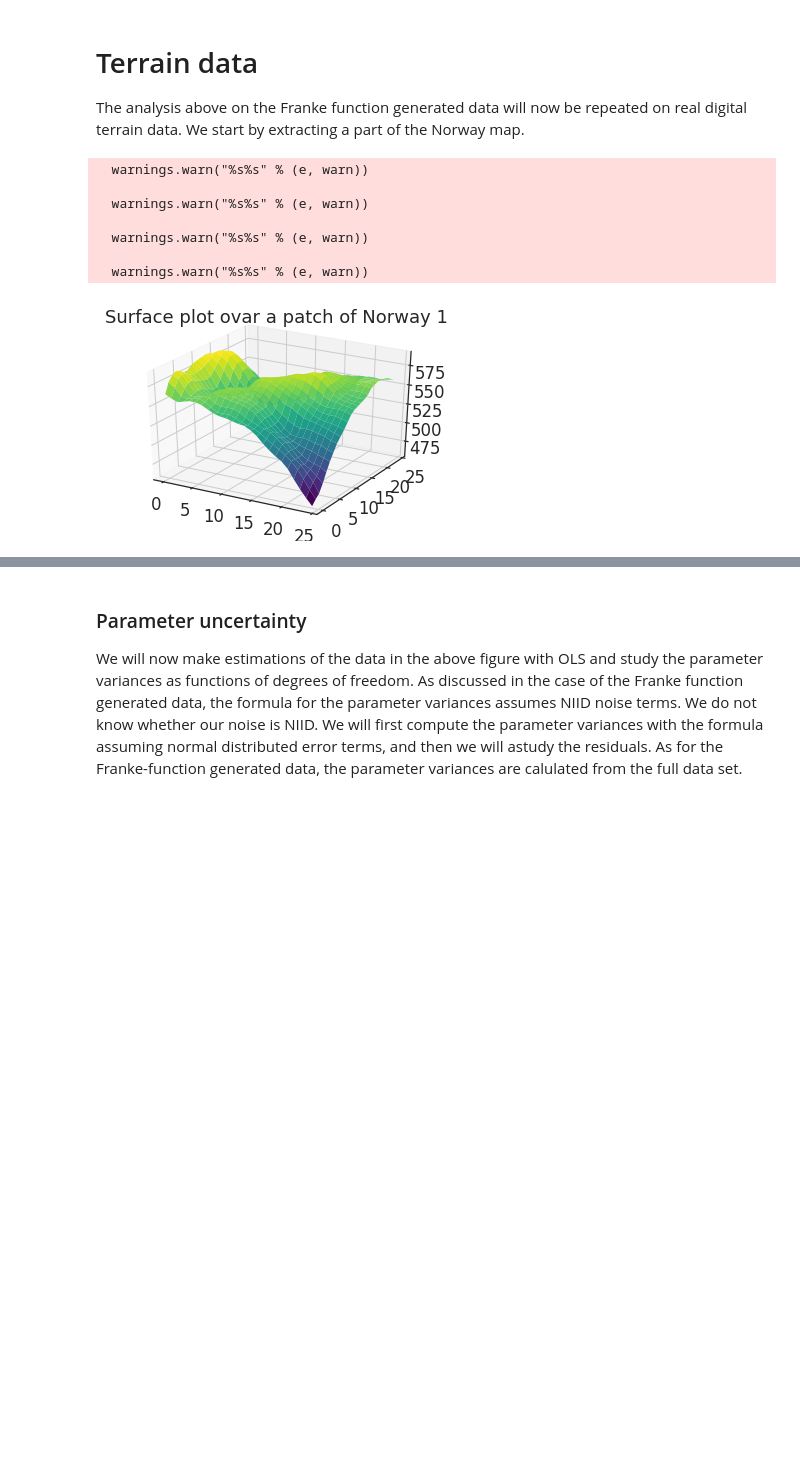
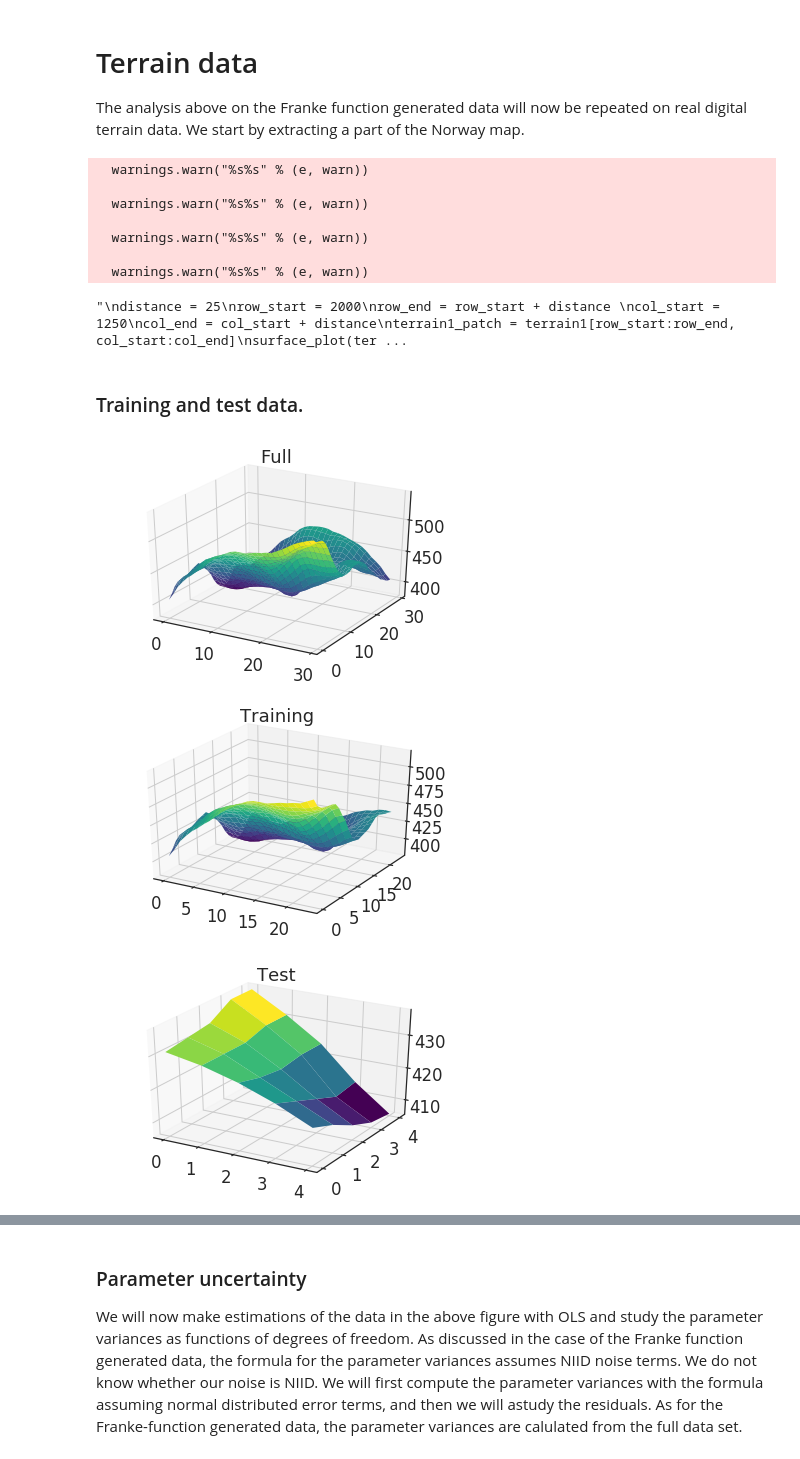
Before and after one commit to kaaja/ADAML, a Jupyter notebook: m1/m1Class.ipynb, the cells around one changed output, grey strips where cells are left out. Drawn from its saved outputs; the diff is of its cells as text; code cells hidden in the pictures; blank space fills up the shorter version.

```diff
--- a/m1/m1Class.ipynb
+++ b/m1/m1Class.ipynb
@@ -193,8 +188,8 @@ def FrankeFunction(x,y):
 
 # Real data
 from scipy.misc import imread
-#from imagio import imread
 import imageio
+
 def surface_plot(surface,title):
     M,N = surface.shape
 
@@ -208,9 +203,9 @@ def surface_plot(surface,title):
     ax.plot_surface(X,Y,surface,cmap=cm.viridis,linewidth=0)
     plt.title(title)
 
+
 terrain1 = imageio.imread('SRTM_data_Norway_1.tif')
-#surface_plot(terrain1,'Surface plot over Norway 1')
-# Extract a smaller patch of the terrain
+'''
 distance = 25
 row_start = 2000
 row_end = row_start + distance
@@ -218,6 +213,7 @@ col_start = 1250
 col_end = col_start + distance
 terrain1_patch = terrain1[row_start:row_end, col_start:col_end]
 surface_plot(terrain1_patch,'Surface plot ovar a patch of Norway 1')
+'''
 # %% [output]
   warnings.warn("%s%s" % (e, warn))
 
@@ -226,4 +222,41 @@ surface_plot(terrain1_patch,'Surface plot ovar a patch of Norway 1')
   warnings.warn("%s%s" % (e, warn))
 
   warnings.warn("%s%s" % (e, warn))
-[figure, removed]
+"\ndistance = 25\nrow_start = 2000\nrow_end = row_start + distance \ncol_start = 1250\ncol_end = col_start + distance\nterrain1_patch = terrain1[row_start:row_end, col_start:col_end]\nsurface_plot(ter ...
+# %% [markdown]
+### Training and test data.
+# %%
+# Full data
+distance = 25
+testPercentage = 20
+row_start = 2000#int(round(2000*(1+testPercentage/100.)))
+row_end = int(round(row_start + distance*(1+testPercentage/100.)))
+num_rows =  row_end - row_start
+col_start = 1050#1250
+col_end = int(round(col_start + distance*(1+testPercentage/100.)))
+terrainPatchFull = terrain1[row_start:row_end, col_start:col_end]
+surface_plot(terrainPatchFull,'Full')
+
+IndexSplit = int(round(num_rows*(1-testPercentage/100.)))
+
+# Training
+row_startTrain = row_start
+row_endTrain = row_startTrain + IndexSplit
+col_startTrain = col_start
+col_endTrain = col_startTrain + IndexSplit
+terrainPatchTrain = terrain1[row_startTrain:row_endTrain,\
+                              col_startTrain:col_endTrain]
+surface_plot(terrainPatchTrain,'Training')
+
+# Test
+row_startTest = row_endTrain+1
+row_endTest = row_end
+col_startTest = col_endTrain+1
+col_endTest = col_end
+terrainPatchTest = terrain1[row_startTest:row_endTest,\
+                              col_startTest:col_endTest]
+surface_plot(terrainPatchTest,'Test')
+# %% [output]
+[figure, added]
+[figure, added]
+[figure, added]
```
Also changed, not shown: parts of 19 cells of this notebook, 1 other file.
